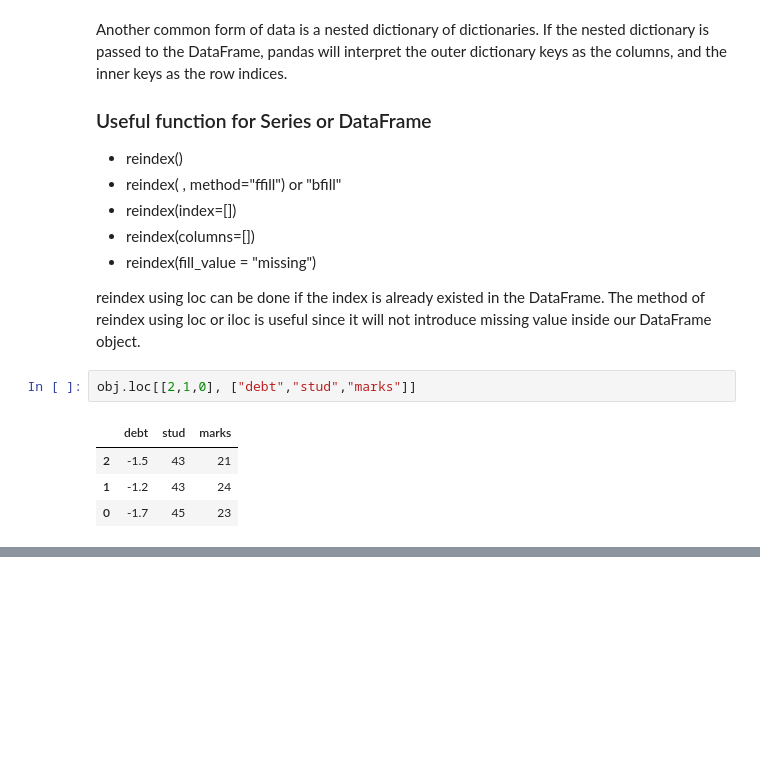
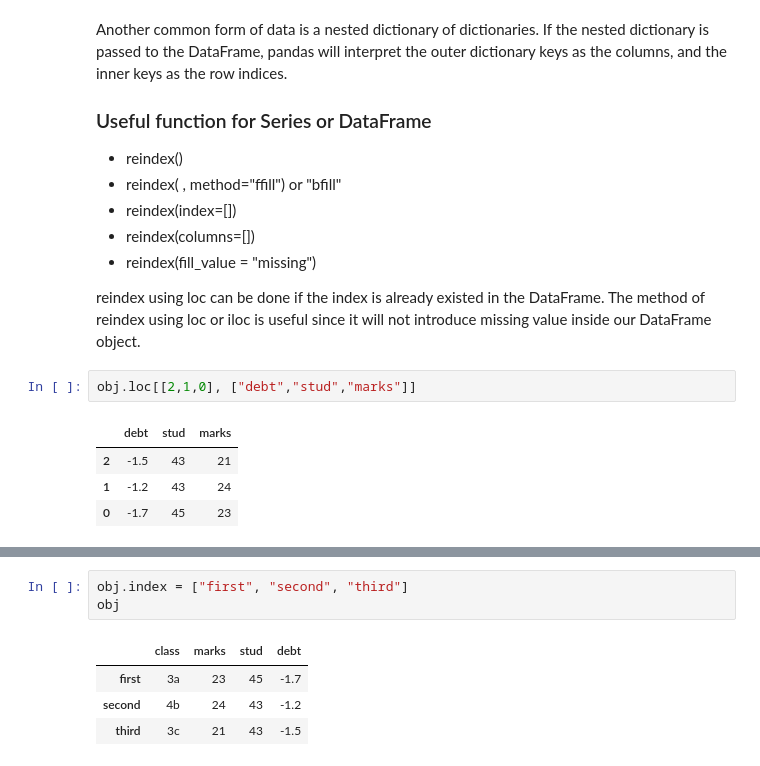
Before and after one commit to FaizAzhar/DataScience-studies, a Jupyter notebook: Notebook Tutorial.ipynb, the cells around one changed output, grey strips where cells are left out. Drawn from its saved outputs; the diff is of its cells as text; blank space fills up the shorter version.

```diff
--- a/Notebook Tutorial.ipynb
+++ b/Notebook Tutorial.ipynb
@@ -604,0 +627,8 @@ cannot be done because column 'testin' do not exist
+# %%
+obj.index = ["first", "second", "third"]
+obj
+# %% [output]
+|  | class | marks | stud | debt |
+| first | 3a | 23 | 45 | -1.7 |
+| second | 4b | 24 | 43 | -1.2 |
+| third | 3c | 21 | 43 | -1.5 |
```
Also changed, not shown: parts of 12 cells of this notebook.
